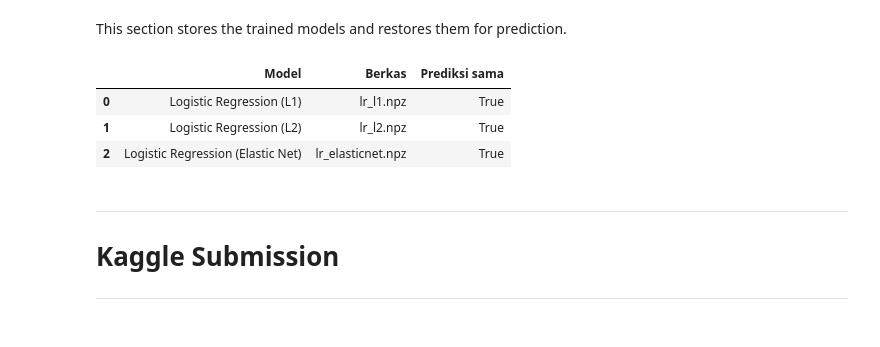
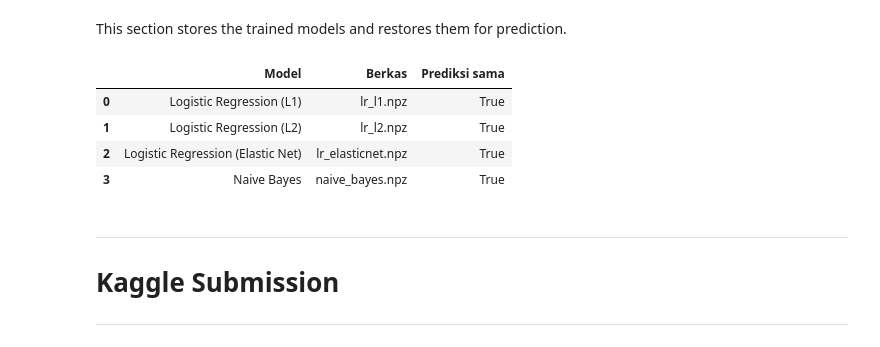
Before and after one commit to Hagon47/IF3170_G24_AyamNutellaBear, a Jupyter notebook: src/notebook/notebook.ipynb, the cells around one changed output. Saved outputs shown, nothing was run; the diff lists cells and outputs as text; code cells hidden in the pictures.

```diff
--- a/src/notebook/notebook.ipynb
+++ b/src/notebook/notebook.ipynb
@@ -1226,7 +1305,7 @@ models = {
     'Logistic Regression (L2)': (lr_models['l2'], prepare_features_a, lr_predictions['l2']),
     'Logistic Regression (Elastic Net)': (lr_models['elasticnet'], prepare_features_a, lr_predictions['elasticnet']),
     'SVM': None,            # GANTIFUNGSIMODELSVM
-    'Naive Bayes': None,    # GANTIFUNGSIMODELNB
+    'Naive Bayes': (nb_model, prepare_features_nb, y_pred_nb),
 }
 active_models = {name: entry for name, entry in models.items() if entry is not None}
 # %%
@@ -1345,0 +1457,14 @@ cv_table.round(4)
+# %%
+nb_feature_sets = {'Terpilih': FEATURES_NB_SELECTED, 'Semua': FEATURES_NB}
+nb_feature_rows = []
+
+for label, feats in nb_feature_sets.items():
+    scores = []
+    for fit_idx, eval_idx in splits:
+        fold_eval = train_raw.iloc[eval_idx]
+        X_fit, y_fit, X_eval = prepare_features_nb(train_raw.iloc[fit_idx], fold_eval, features=feats)
+        pred = NaiveBayes(alpha=1.0).fit(X_fit, y_fit).predict(X_eval)
+        scores.append(f1_score(fold_eval[TARGET], pred, zero_division=0, average='macro'))
+    nb_feature_rows.append({'Set fitur': label, 'Jumlah fitur': len(feats), 'Macro F1 K-Fold': np.mean(scores)})
+
+pd.DataFrame(nb_feature_rows).set_index('Set fitur').round(4)
@@ -1345,0 +1476,12 @@ cv_table.round(4)
+# %%
+nb_best_alpha, nb_best_threshold = nb_cv_summary.idxmax()
+tuned_nb = NaiveBayes(alpha=nb_best_alpha).fit(X_train_nb, y_train_nb)
+tuned_pred_nb = tuned_nb.predict(X_val_nb, threshold=nb_best_threshold)
+
+pd.DataFrame([{
+    'Alpha': nb_best_alpha,
+    'Ambang': nb_best_threshold,
+    'Macro F1 K-Fold': nb_cv_summary.max(),
+    'Macro F1 holdout (default)': f1_score(y_val, y_pred_nb, average='macro'),
+    'Macro F1 holdout (tuning)': f1_score(y_val, tuned_pred_nb, average='macro'),
+}], index=['Naive Bayes']).round(4)
@@ -1416,6 +1565,10 @@ for penalty in lr_names:
     model_scores[name] = lr_tuning.loc[penalty, 'Macro F1 K-Fold']
     model_predict_options[name] = {'threshold': tuned_lr_thresholds[penalty]}
 
+# Hasil Naive Bayes
+tuned_models['Naive Bayes'] = tuned_nb
+model_scores['Naive Bayes'] = nb_cv_summary.max()
+model_predict_options['Naive Bayes'] = {'threshold': nb_best_threshold}
 best_name = model_scores.idxmax()
 best_model = tuned_models[best_name]
 best_prepare = active_models[best_name][1]
@@ -1483,7 +1658,7 @@ model_files = {
     'Logistic Regression (L2)': 'lr_l2.npz',
     'Logistic Regression (Elastic Net)': 'lr_elasticnet.npz',
     'SVM': None,            # GANTI_NAMA_FILE_SVM
-    'Naive Bayes': None,    # GANTI_NAMA_FILE_NB
+    'Naive Bayes': 'naive_bayes.npz',
 }
 
 loaded_models = {}
@@ -1491,33 +1666,34 @@ save_results = []
 
 for name in tuned_models:
     filename = model_files[name]
     if filename is None:
         continue
 
     model = tuned_models[name]
     path = CFG.OUTPUT_DIR / 'models' / filename
     path.parent.mkdir(parents=True, exist_ok=True)
     model.save(path)
     loaded_model = type(model).load(path)
     loaded_models[name] = loaded_model
 
     prepare = active_models[name][1]
     _, _, X_check = prepare(train_raw, val_raw)
     options = model_predict_options[name]
     original_pred = model.predict(X_check, **options)
     loaded_pred = loaded_model.predict(X_check, **options)
     save_results.append({
         'Model': name,
         'Berkas': filename,
         'Prediksi sama': np.array_equal(original_pred, loaded_pred),
     })
 
 pd.DataFrame(save_results)
 # %% [output]
 |  | Model | Berkas | Prediksi sama |
 | 0 | Logistic Regression (L1) | lr_l1.npz | True |
 | 1 | Logistic Regression (L2) | lr_l2.npz | True |
 | 2 | Logistic Regression (Elastic Net) | lr_elasticnet.npz | True |
+| 3 | Naive Bayes | naive_bayes.npz | True |
 # %% [markdown]
 ---
 
```
Also changed, not shown: parts of 20 cells of this notebook, 1 other file.
